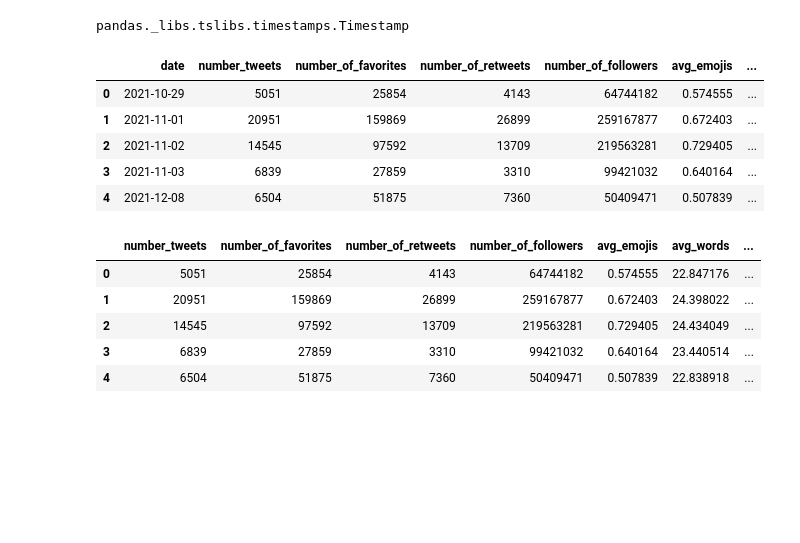
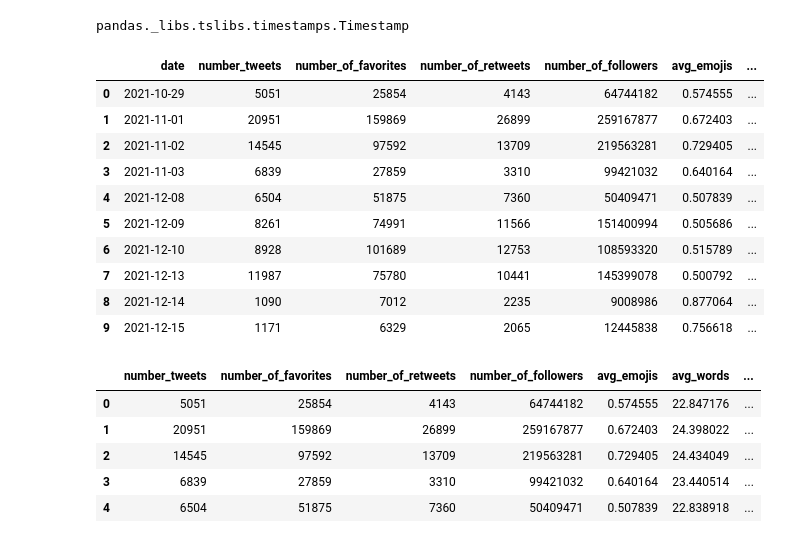
Before and after one commit to atyvaert/big-data, a Jupyter notebook: src/Models/Index price prediction.ipynb, the cells around one changed output. Saved outputs shown, nothing was run; the diff lists cells and outputs as text; code cells hidden in the pictures; blank space fills up the shorter version.

```diff
--- a/src/Models/Index price prediction.ipynb
+++ b/src/Models/Index price prediction.ipynb
@@ -593,16 +593,14 @@ display(stock_information)
 | 252 | VEGN | 2022-10-11 | 29.760000 | 29.860001 | 29.540001 | 29.540001 | 3200 | 29.540001 | 29.830000 | -0.009722 |
 253 rows × 10 columns
 # %%
-def make_dependent(x,threshold):
-    if x < -threshold:
-        x = -1
-    elif x > threshold:
+def make_dependent(x):
+    if x > 0:
         x = 1
     else:
         x = 0
     return x
 # %%
-stock_information["dependent"] = stock_information["dependent"].apply(lambda x: make_dependent(x,0.01))
+stock_information["dependent"] = stock_information["dependent"].apply(lambda x: make_dependent(x))
 display(stock_information)
 # %% [output]
 |  | symbol | date | open | high | low | close | volume | adjusted | close_yesterday | dependent |
@@ -992,14 +990,19 @@ pandas._libs.tslibs.timestamps.Timestamp
 basetable = basetable_ind_pd.merge(basetable_dep, how='inner', on= 'date')
 # %%
 basetable = basetable.sort_values(by= 'date').reset_index(drop=True)
-basetable.head()
+basetable.head(10)
 # %% [output]
 |  | date | number_tweets | number_of_favorites | number_of_retweets | number_of_followers | avg_emojis | ... |
 | 0 | 2021-10-29 | 5051 | 25854 | 4143 | 64744182 | 0.574555 | ... |
 | 1 | 2021-11-01 | 20951 | 159869 | 26899 | 259167877 | 0.672403 | ... |
 | 2 | 2021-11-02 | 14545 | 97592 | 13709 | 219563281 | 0.729405 | ... |
 | 3 | 2021-11-03 | 6839 | 27859 | 3310 | 99421032 | 0.640164 | ... |
 | 4 | 2021-12-08 | 6504 | 51875 | 7360 | 50409471 | 0.507839 | ... |
+| 5 | 2021-12-09 | 8261 | 74991 | 11566 | 151400994 | 0.505686 | ... |
+| 6 | 2021-12-10 | 8928 | 101689 | 12753 | 108593320 | 0.515789 | ... |
+| 7 | 2021-12-13 | 11987 | 75780 | 10441 | 145399078 | 0.500792 | ... |
+| 8 | 2021-12-14 | 1090 | 7012 | 2235 | 9008986 | 0.877064 | ... |
+| 9 | 2021-12-15 | 1171 | 6329 | 2065 | 12445838 | 0.756618 | ... |
 # %%
 basetable.drop('date', axis=1, inplace=True)
 basetable.head()
```
Also changed, not shown: parts of 47 cells of this notebook, 2 other files.
